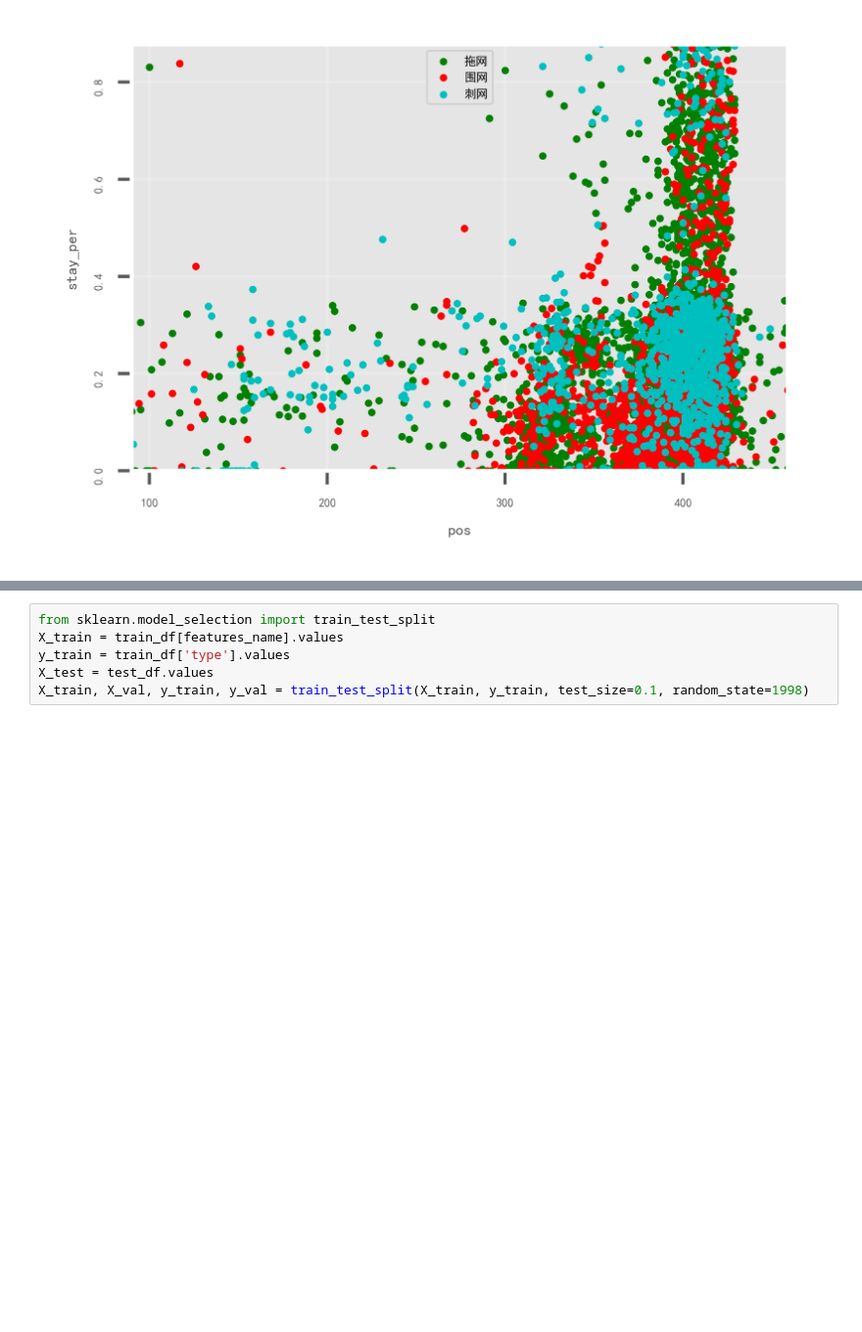
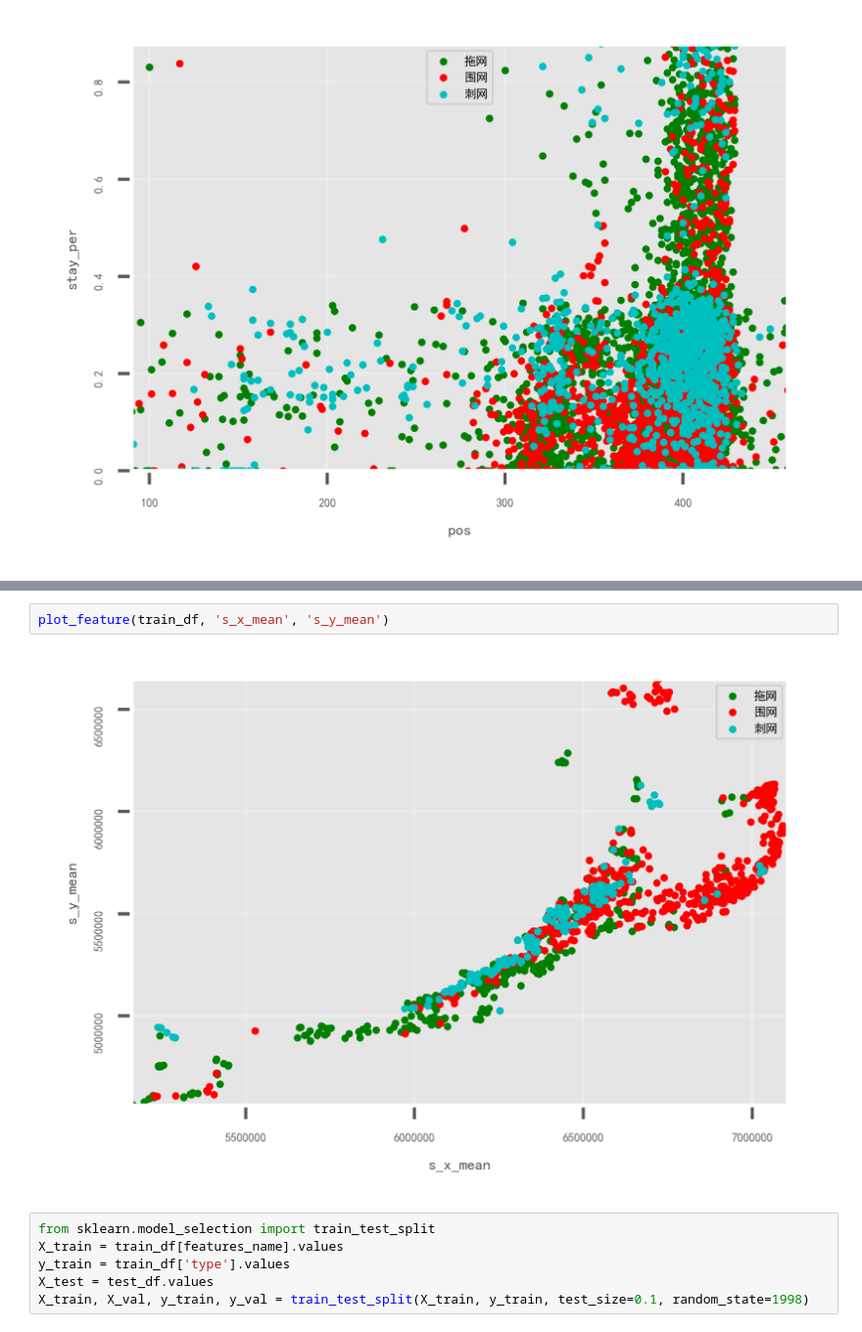
Before and after one commit to talentneptuner/competitions, a Jupyter notebook: IOcean_more_features.ipynb, the cells around one changed output, grey strips where cells are left out. Shown at 98% size. Drawn from its saved outputs; the diff is of its cells as text; blank space fills up the shorter version.

```diff
--- a/IOcean_more_features.ipynb
+++ b/IOcean_more_features.ipynb
@@ -222,3 +241,7 @@ plot_feature(train_df, 'pos', 'stay_per', x_d=0.01, x_u=0.99)
+# %%
+plot_feature(train_df, 's_x_mean', 's_y_mean')
+# %% [output]
+[figure, added]
 # %%
 from sklearn.model_selection import train_test_split
 X_train = train_df[features_name].values
```
Also changed, not shown: parts of 15 cells of this notebook, 1 other file.
